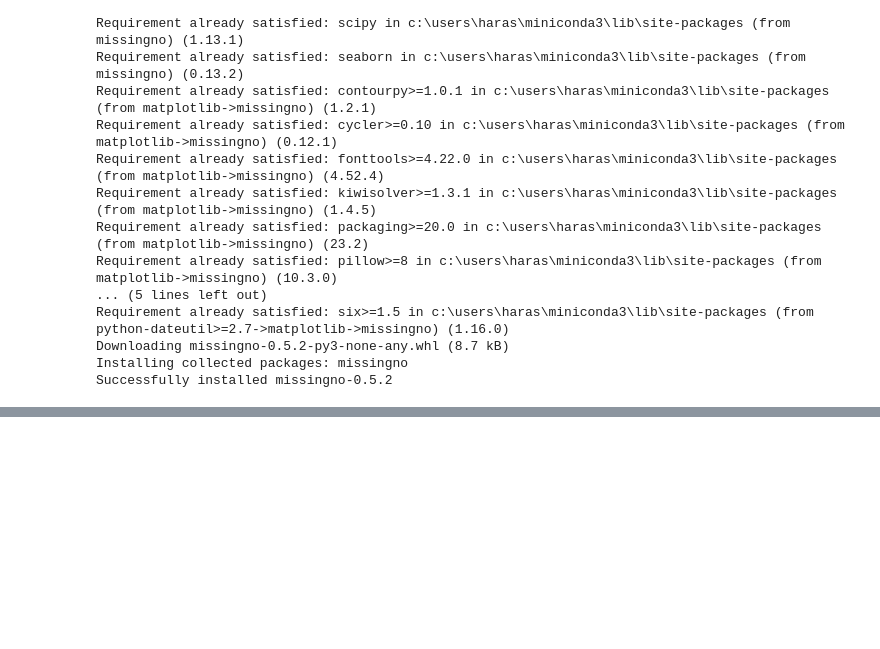
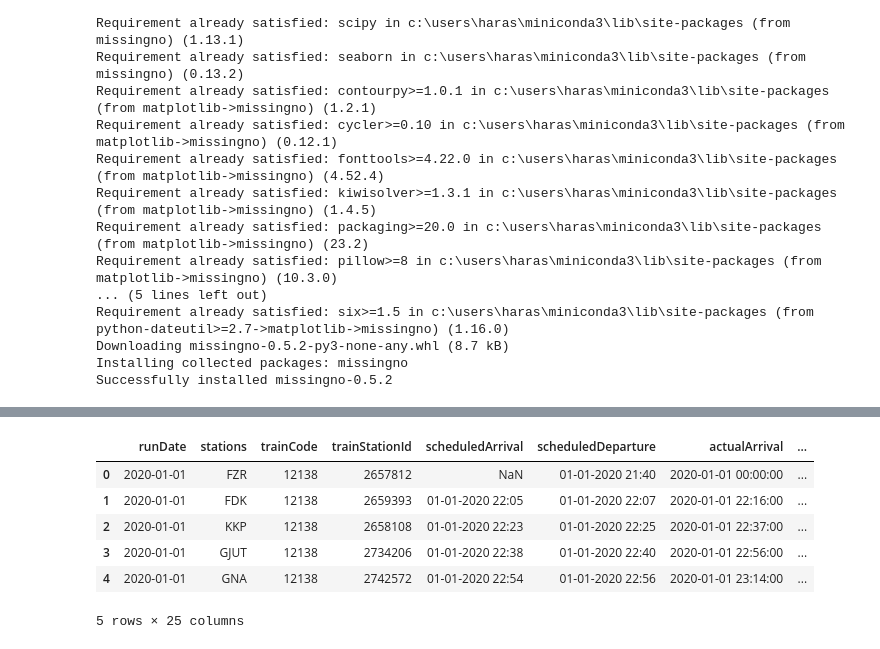
Before and after one commit to iyappank/PredictTrainDelay, a Jupyter notebook: CaptstoneProjectV2.ipynb, the cells around one changed output, grey strips where cells are left out. Cells and saved outputs as stored; diff of their text form; code cells hidden in the pictures; blank space fills up the shorter version.

```diff
--- a/CaptstoneProjectV2.ipynb
+++ b/CaptstoneProjectV2.ipynb
@@ -297,0 +61,10 @@ dtype: float64
+# %%
+df.head()
+# %% [output]
+|  | runDate | stations | trainCode | trainStationId | scheduledArrival | scheduledDeparture | actualArrival | ... |
+| 0 | 2020-01-01 | FZR | 12138 | 2657812 | NaN | 01-01-2020 21:40 | 2020-01-01 00:00:00 | ... |
+| 1 | 2020-01-01 | FDK | 12138 | 2659393 | 01-01-2020 22:05 | 01-01-2020 22:07 | 2020-01-01 22:16:00 | ... |
+| 2 | 2020-01-01 | KKP | 12138 | 2658108 | 01-01-2020 22:23 | 01-01-2020 22:25 | 2020-01-01 22:37:00 | ... |
+| 3 | 2020-01-01 | GJUT | 12138 | 2734206 | 01-01-2020 22:38 | 01-01-2020 22:40 | 2020-01-01 22:56:00 | ... |
+| 4 | 2020-01-01 | GNA | 12138 | 2742572 | 01-01-2020 22:54 | 01-01-2020 22:56 | 2020-01-01 23:14:00 | ... |
+5 rows × 25 columns
```
Also changed, not shown: parts of 13 cells of this notebook.
